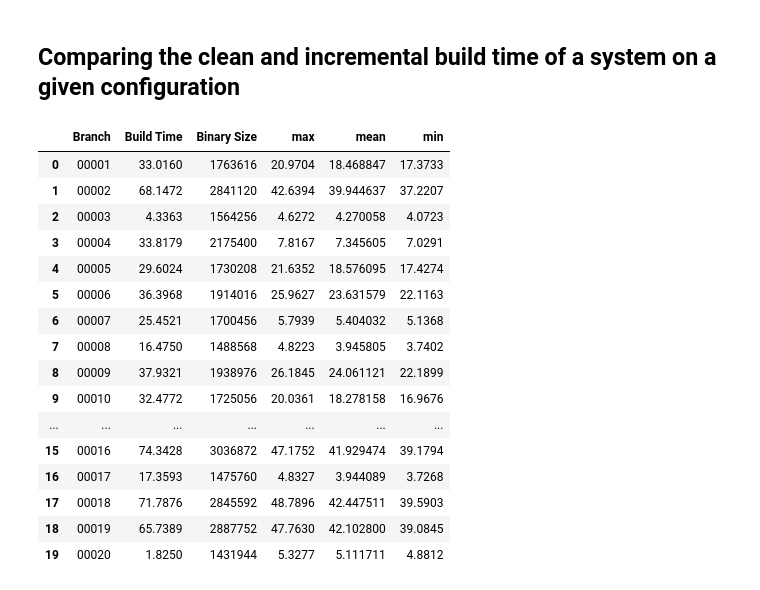
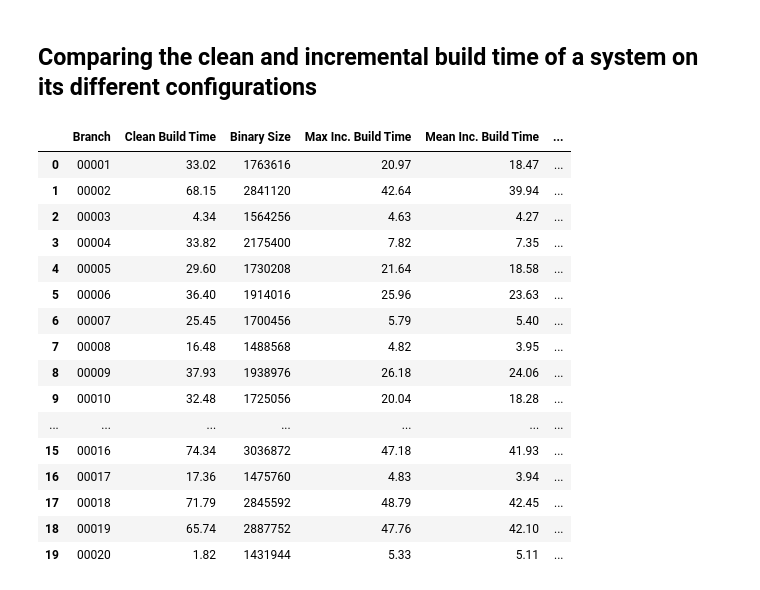
Before and after one commit to ternava/Incremental-build, a Jupyter notebook: notebooks/compare_build_time.ipynb, the cells around one changed output. Cells and saved outputs as stored; diff of their text form; code cells hidden in the pictures.

Commit message:
added the comparising between two datasets for clean and incremental build

```diff
--- a/notebooks/compare_build_time.ipynb
+++ b/notebooks/compare_build_time.ipynb
@@ -1,38 +1,37 @@
 # %% [markdown]
-## Comparing the clean and incremental build time of a system on a given configuration
+## Comparing the clean and incremental build time of a system on its different configurations
 # %%
 import pandas as pd
 import numpy as np
 
 # Will show the clean build time and the executable's binary size for all system's configurations
 path = '/home/xternava/Documents/GitHub/Incremental-build/data/'
 #path = '/src/data/'
 df1 = pd.read_csv(path + 'clean-bt.csv', converters={'BranchC': lambda x: str(x)})
 df2 = pd.read_csv(path + 'incremental-bt.csv', converters={'Br2': lambda x: str(x)})
 
 df1 = df1.rename(columns = {"BranchC": "Branch", "Build Time": "Clean Build Time"})
 df2 = df2.rename(columns = {"Br2": "Branch",
                             "max": "Max Inc. Build Time",
                             "mean": "Mean Inc. Build Time",
                             "min": "Min Inc. Build Time"})
-
 df3 = pd.merge(df1, df2)
-df3
+df3.round(decimals=2)
 # %% [output]
-|  | Branch | Build Time | Binary Size | max | mean | min |
-| 0 | 00001 | 33.0160 | 1763616 | 20.9704 | 18.468847 | 17.3733 |
-| 1 | 00002 | 68.1472 | 2841120 | 42.6394 | 39.944637 | 37.2207 |
-| 2 | 00003 | 4.3363 | 1564256 | 4.6272 | 4.270058 | 4.0723 |
-| 3 | 00004 | 33.8179 | 2175400 | 7.8167 | 7.345605 | 7.0291 |
-| 4 | 00005 | 29.6024 | 1730208 | 21.6352 | 18.576095 | 17.4274 |
-| 5 | 00006 | 36.3968 | 1914016 | 25.9627 | 23.631579 | 22.1163 |
-| 6 | 00007 | 25.4521 | 1700456 | 5.7939 | 5.404032 | 5.1368 |
-| 7 | 00008 | 16.4750 | 1488568 | 4.8223 | 3.945805 | 3.7402 |
-| 8 | 00009 | 37.9321 | 1938976 | 26.1845 | 24.061121 | 22.1899 |
-| 9 | 00010 | 32.4772 | 1725056 | 20.0361 | 18.278158 | 16.9676 |
+|  | Branch | Clean Build Time | Binary Size | Max Inc. Build Time | Mean Inc. Build Time | ... |
+| 0 | 00001 | 33.02 | 1763616 | 20.97 | 18.47 | ... |
+| 1 | 00002 | 68.15 | 2841120 | 42.64 | 39.94 | ... |
+| 2 | 00003 | 4.34 | 1564256 | 4.63 | 4.27 | ... |
+| 3 | 00004 | 33.82 | 2175400 | 7.82 | 7.35 | ... |
+| 4 | 00005 | 29.60 | 1730208 | 21.64 | 18.58 | ... |
+| 5 | 00006 | 36.40 | 1914016 | 25.96 | 23.63 | ... |
+| 6 | 00007 | 25.45 | 1700456 | 5.79 | 5.40 | ... |
+| 7 | 00008 | 16.48 | 1488568 | 4.82 | 3.95 | ... |
+| 8 | 00009 | 37.93 | 1938976 | 26.18 | 24.06 | ... |
+| 9 | 00010 | 32.48 | 1725056 | 20.04 | 18.28 | ... |
 | ... | ... | ... | ... | ... | ... | ... |
-| 15 | 00016 | 74.3428 | 3036872 | 47.1752 | 41.929474 | 39.1794 |
-| 16 | 00017 | 17.3593 | 1475760 | 4.8327 | 3.944089 | 3.7268 |
-| 17 | 00018 | 71.7876 | 2845592 | 48.7896 | 42.447511 | 39.5903 |
-| 18 | 00019 | 65.7389 | 2887752 | 47.7630 | 42.102800 | 39.0845 |
-| 19 | 00020 | 1.8250 | 1431944 | 5.3277 | 5.111711 | 4.8812 |
+| 15 | 00016 | 74.34 | 3036872 | 47.18 | 41.93 | ... |
+| 16 | 00017 | 17.36 | 1475760 | 4.83 | 3.94 | ... |
+| 17 | 00018 | 71.79 | 2845592 | 48.79 | 42.45 | ... |
+| 18 | 00019 | 65.74 | 2887752 | 47.76 | 42.10 | ... |
+| 19 | 00020 | 1.82 | 1431944 | 5.33 | 5.11 | ... |
```
Also changed, not shown: parts of 3 cells of this notebook, 3 other files.
